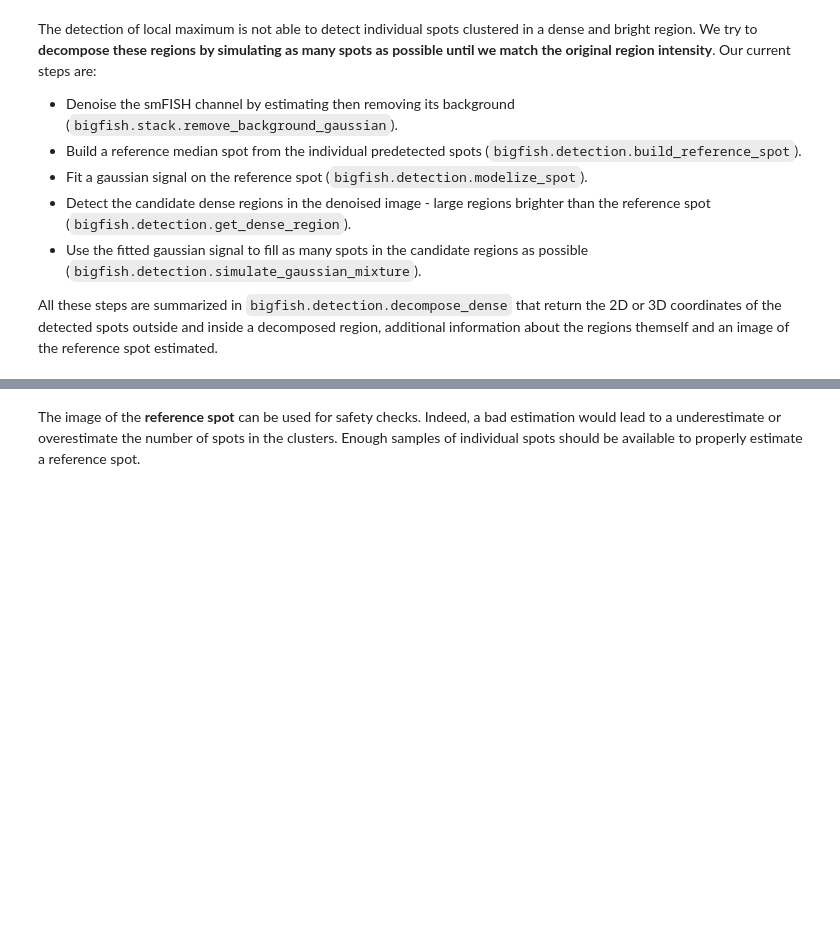
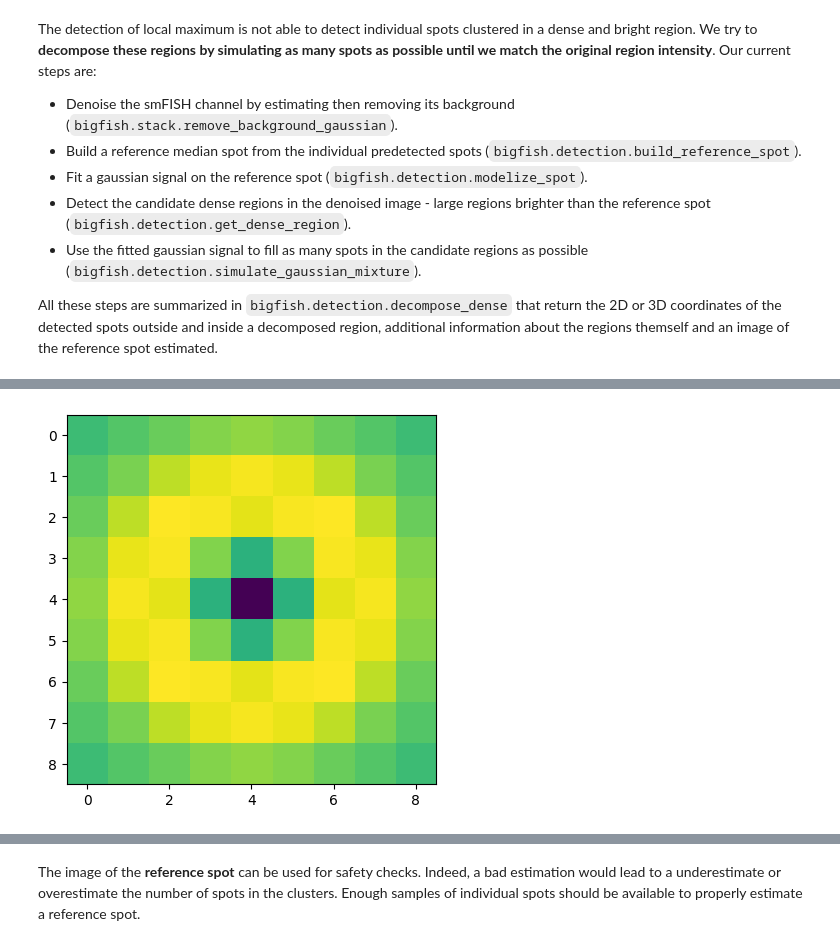
Before and after one commit to mspend/big-fish-examples, a Jupyter notebook: notebooks/BioProteanLab_smFISH_one_tile_one_bit_2d.ipynb, the cells around one changed output, grey strips where cells are left out. Saved outputs shown, nothing was run; the diff lists cells and outputs as text; code cells hidden in the pictures; blank space fills up the shorter version.

```diff
--- a/notebooks/BioProteanLab_smFISH_one_tile_one_bit_2d.ipynb
+++ b/notebooks/BioProteanLab_smFISH_one_tile_one_bit_2d.ipynb
@@ -285,0 +305,16 @@ plot.plot_reference_spot(reference_spot, rescale=True)
+# %%
+# Model PSF using psfmodels
+
+# number of z planes
+nz = 1
+
+# generate centered psf with a point source at `pz` microns from coverslip
+# shape will be (5, 5) or )
+# dxy = pixel size in sample space (microns)
+# dz = axial size in sample space (microns). Only used when `z` is an integer.
+# pz = point source z position above the coverslip, in microns.
+psf = psfm.make_psf(9, 9, dxy=0.098, dz=0.32, pz=0, model='vectorial')
+plt.imshow(psf[nz//2], norm=PowerNorm(gamma=0.4))
+plt.show()
+# %% [output]
+[figure, added]
```
Also changed, not shown: parts of 17 cells of this notebook.
